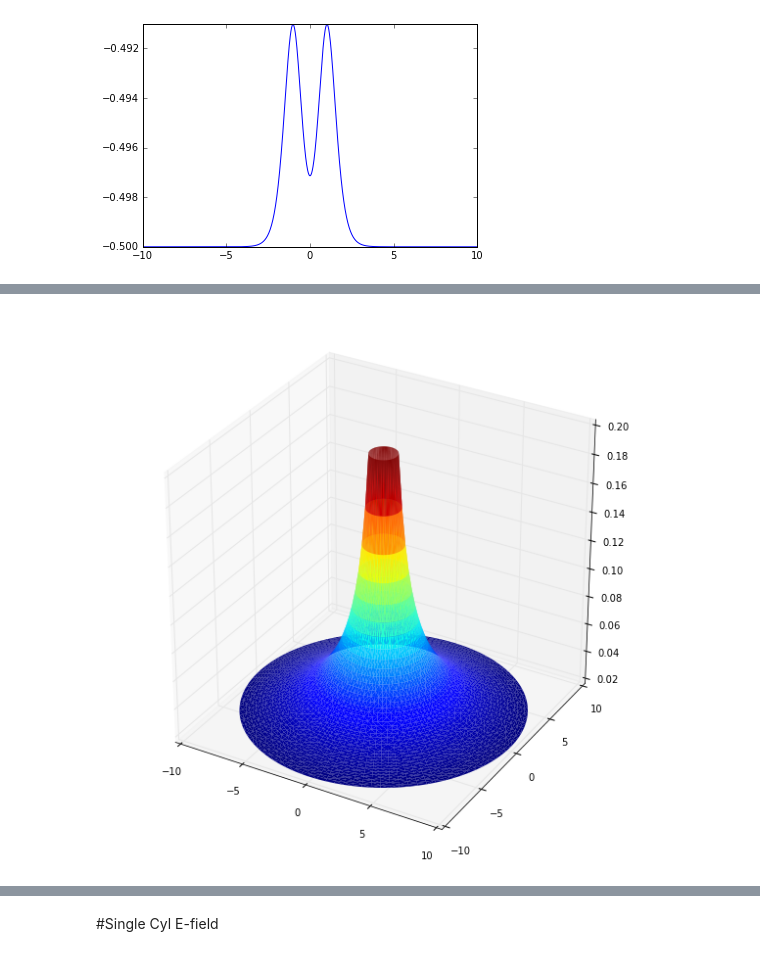
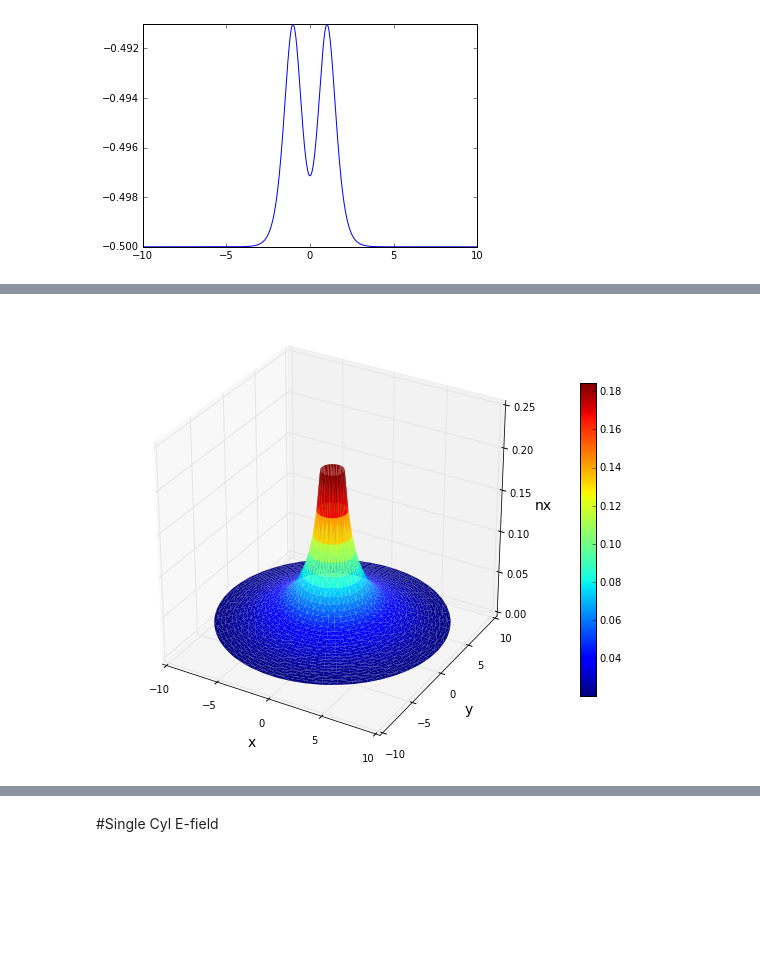
Before and after one commit to brettavedisian/Liquid-Crystals, a Jupyter notebook: plots.ipynb, the cells around one changed output, grey strips where cells are left out. Cells and saved outputs as stored; diff of their text form; code cells hidden in the pictures; blank space fills up the shorter version.

```diff
--- a/plots.ipynb
+++ b/plots.ipynb
@@ -384,4 +152,7 @@ plt.tight_layout();
 # %%
+n_radii = 30
+n_angles = 50
+
 radii_single = np.linspace(1,10,n_radii)
 angles_single = np.linspace(0,2*np.pi,n_angles,endpoint=False)
 # %%
@@ -435,7 +194,11 @@ plt.plot(xx,single(xx,yy,0.2))
 # %%
-fignx = plt.figure(figsize=(10,10))
+fignx = plt.figure(figsize=(11,8))
 axnx = fignx.gca(projection='3d')
-# axnx.view_init(90,120)
 surfnx = axnx.plot_trisurf(tri,work, cmap=cm.jet,linewidth=0)
+axnx.set_aspect('equal')
+axnx.set_xlabel('x', fontsize=14)
+axnx.set_ylabel('y', fontsize=14)
+axnx.set_zlabel('nx', fontsize=14)
+fignx.colorbar(surfnx,shrink=0.7);
 # %% [output]
-[figure, old version]
+[figure, new version]
```
Also changed, not shown: parts of 42 cells of this notebook.
